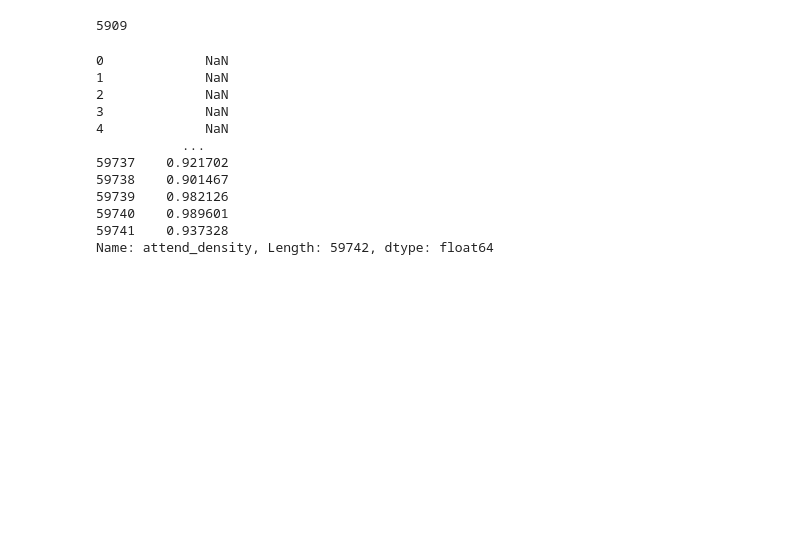
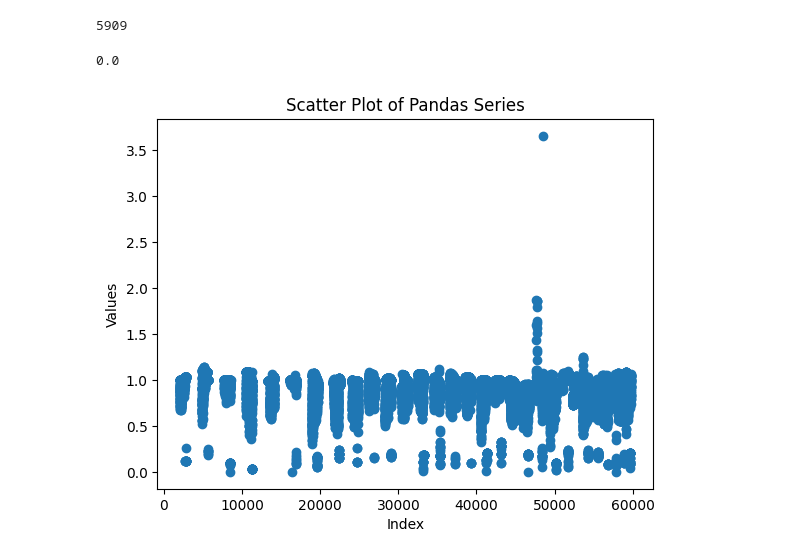
Before and after one commit to kentwhf/Home-Field-Advantage-Sports, a Jupyter notebook: data_processing.ipynb, the cells around one changed output. Cells and saved outputs as stored; diff of their text form; code cells hidden in the pictures; blank space fills up the shorter version.

Commit message:
add attend_density plot

```diff
--- a/data_processing.ipynb
+++ b/data_processing.ipynb
@@ -34,17 +34,25 @@ merged_df['attendance'].isna().sum()
 merged_df = pd.merge(merged_df, team_details, left_on='team_id_home', right_on='team_id')
 merged_df['attend_density'] = merged_df['attendance'] / merged_df['arenacapacity']
 # %%
-merged_df['attend_density']
+merged_df[merged_df['season_id'] >= 22001]['attend_density'].min()
 # %% [output]
-0             NaN
-1             NaN
-2             NaN
-3             NaN
-4             NaN
-           ...
-59737    0.921702
-59738    0.901467
-59739    0.982126
-59740    0.989601
-59741    0.937328
-Name: attend_density, Length: 59742, dtype: float64
+0.0
+# %%
+import pandas as pd
+import matplotlib.pyplot as plt
+
+# Create a pandas series
+data = merged_df[merged_df['season_id'] >= 22001]['attend_density']
+
+# Create a scatter plot
+plt.scatter(x=data.index, y=data.values)
+
+# Set the title and labels
+plt.title("Scatter Plot of Pandas Series")
+plt.xlabel("Index")
+plt.ylabel("Values")
+
+# Show the plot
+plt.show()
+# %% [output]
+[figure, added]
```
